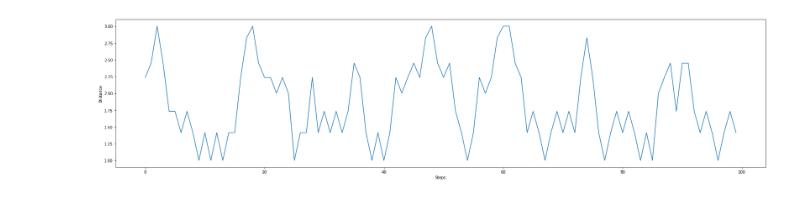
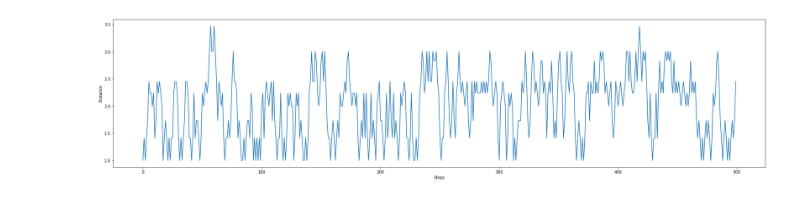
Before and after one commit to nghialuu14/COSC4368---Reinforcement-Learning, a Jupyter notebook: COSC4368 - Group Project.ipynb, the cells around one changed output. Saved outputs shown, nothing was run; the diff lists cells and outputs as text; code cells hidden in the pictures.

```diff
--- a/COSC4368 - Group Project.ipynb
+++ b/COSC4368 - Group Project.ipynb
@@ -636,7 +636,7 @@ results.plot_q_table("female")
 # %%
-results.plot_distance()
+results.plot_distance(500)
 # %% [output]
-[figure, old version]
+[figure, new version]
 # %%
 # Experiment 1b
 TrainedModel = Training()
```
Also changed, not shown: parts of 9 cells of this notebook.
